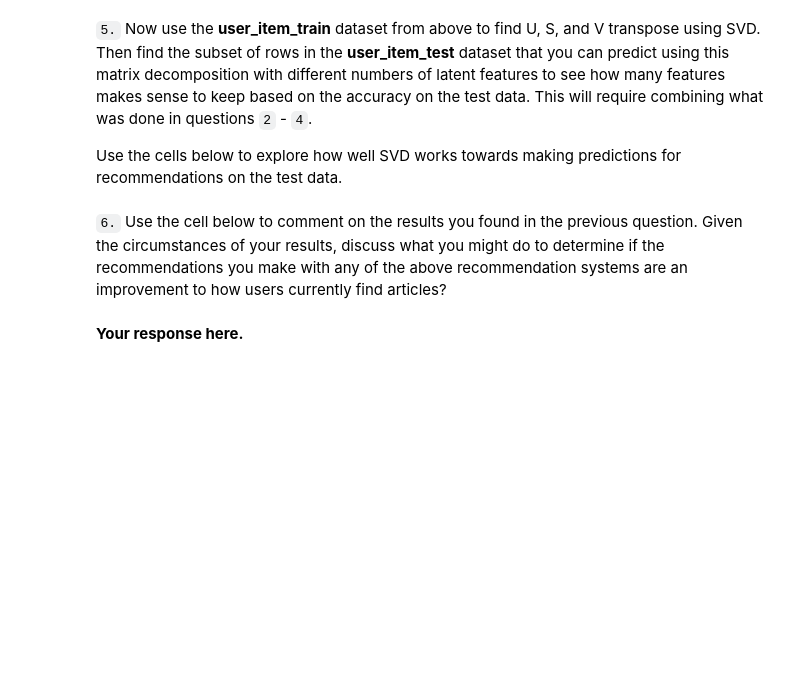
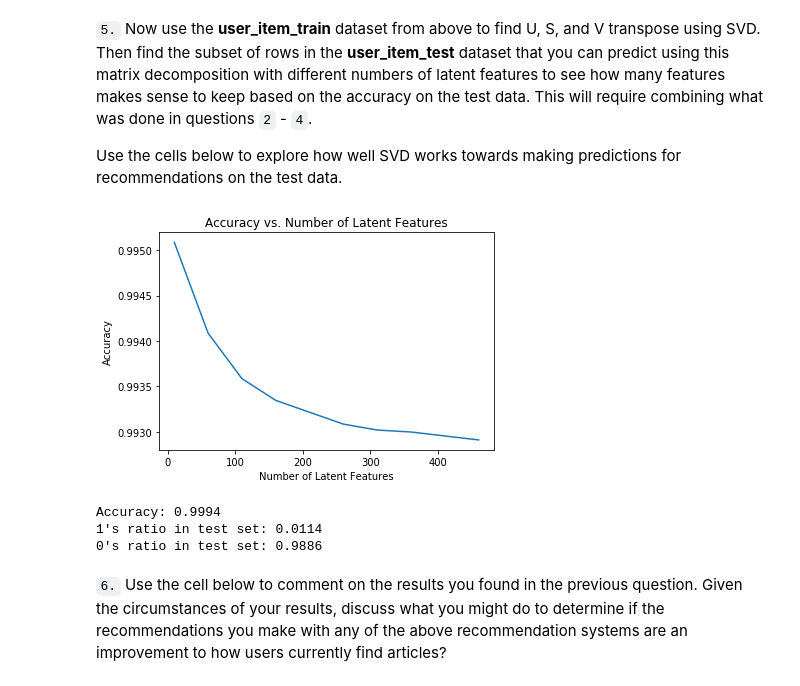
Before and after one commit to eduardoburgoa/articles-recommendation-engine, a Jupyter notebook: Recommendations_with_IBM.ipynb, the cells around one changed output. Drawn from its saved outputs; the diff is of its cells as text; code cells hidden in the pictures; blank space fills up the shorter version.

```diff
--- a/Recommendations_with_IBM.ipynb
+++ b/Recommendations_with_IBM.ipynb
@@ -718,3 +708,7 @@ print("user_item_test shape : (%s, %s)" % (user_item_test.shape[0], user_item_te
 # %% [output]
 user_item_train shape: (4487, 714)
 user_item_test shape : (682, 574)
+# %%
+common_user_item_test = user_item_train[user_item_train.index.isin(user_item_test.index)]
+common_user_item_test = common_user_item_test.loc[:,user_item_train.columns.isin(user_item_test.columns)]
+common_user_item_test.shape
@@ -763,11 +758,67 @@ Awesome job!  That's right!  All of the test movies are in the training data, bu
 Use the cells below to explore how well SVD works towards making predictions for recommendations on the test data.
 # %%
 # fit SVD on the user_item_train matrix
-u_train, s_train, vt_train = # fit svd similar to above then use the cells below
+u_train, s_train, vt_train = np.linalg.svd(user_item_train)# fit svd similar to above then use the cells below
 # %%
 # Use these cells to see how well you can use the training
 # decomposition to predict on test data
+# %%
+num_latent_feats = np.arange(10,500+10,50)
+sum_errs = []
+
+user_mask =  user_item_test.index
+column_mask = user_item_test.columns.isin(common_user_item_test.columns)
+
+
+for k in num_latent_feats:
+    # restructure with k latent features
+    s_new, u_new, vt_new = np.diag(s_train[:k]), u_train[:, :k], vt_train[:k, :]
+
+    # take dot product
+    user_item_est = pd.DataFrame(np.around(np.dot(np.dot(u_new, s_new), vt_new)))
+
+    # compute error for each prediction to actual value
+    diffs = np.subtract(user_item_test, user_item_est.loc[user_mask, column_mask])
+
+
+    # total errors and keep track of them
+    err = np.sum(np.sum(np.abs(diffs)))
+    sum_errs.append(err)
+
+
+plt.plot(num_latent_feats, 1 - np.array(sum_errs)/df.shape[0]);
+plt.xlabel('Number of Latent Features');
+plt.ylabel('Accuracy');
+plt.title('Accuracy vs. Number of Latent Features');
+# %% [output]
+[figure, added]
+# %%
+# Analyze the process for 10 latent features. What
+
+# restructure with k latent features
+s_new, u_new, vt_new = np.diag(s_train[:10]), u_train[:, :10], vt_train[:10, :]
+
+# take dot product
+user_item_est = pd.DataFrame(np.around(np.dot(np.dot(u_new, s_new), vt_new)))
+
+# compute error for each prediction to actual value
+diffs = np.subtract(user_item_test, user_item_est.loc[user_mask, column_mask])
+
+# total errors and keep track of them
+err = np.sum(np.sum(np.abs(diffs)))/(user_item_test.shape[0]*user_item_test.shape[1])
+accuracy = (1 - err)
+
+ones_ratio = np.sum(np.sum(user_item_test)
+                                  )/(user_item_test.shape[0]*user_item_test.shape[1])
+
+zeros_ratio = 1 - ones_ratio
+
+print("Accuracy: %.4f" % accuracy)
+print("1's ratio in test set: %.4f" % ones_ratio)
+print("0's ratio in test set: %.4f" % zeros_ratio)
+# %% [output]
+Accuracy: 0.9994
+1's ratio in test set: 0.0114
+0's ratio in test set: 0.9886
 # %% [markdown]
 `6.` Use the cell below to comment on the results you found in the previous question. Given the circumstances of your results, discuss what you might do to determine if the recommendations you make with any of the above recommendation systems are an improvement to how users currently find articles?
-# %% [markdown]
-**Your response here.**
```
Also changed, not shown: parts of 10 cells of this notebook, 2 other files.
